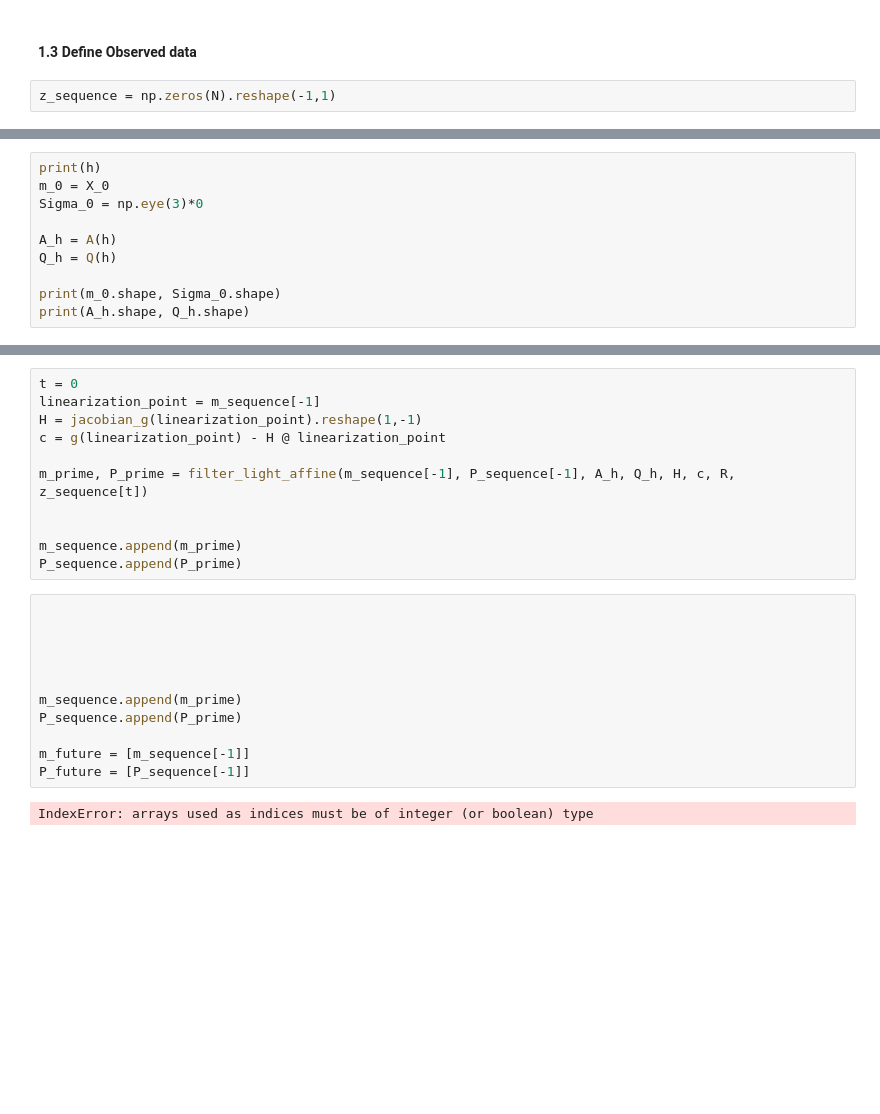
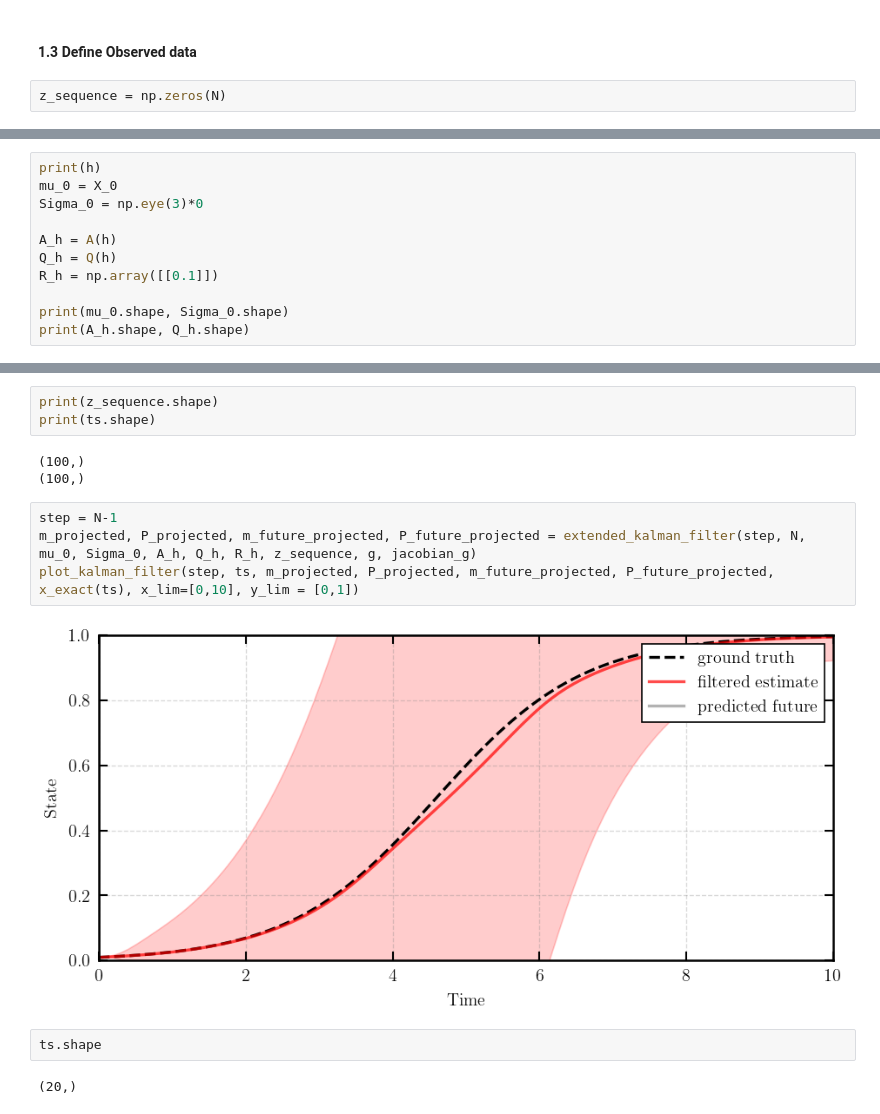
Before and after one commit to paufisch/ode_filters, a Jupyter notebook: diffeq_playground.ipynb, the cells around one changed output, grey strips where cells are left out. Drawn from its saved outputs; the diff is of its cells as text; blank space fills up the shorter version.

```diff
--- a/diffeq_playground.ipynb
+++ b/diffeq_playground.ipynb
@@ -162,4 +169,4 @@ jacobian_g = jacobian(g)
 # %% [markdown]
 #### 1.3 Define Observed data
 # %%
-z_sequence = np.zeros(N).reshape(-1,1)
+z_sequence = np.zeros(N)
@@ -223,11 +177,12 @@ def extended_kalman_filter(t, mu_0, Sigma_0, A_h, Q_h, R, z_sequence):
 # %%
 print(h)
-m_0 = X_0
+mu_0 = X_0
 Sigma_0 = np.eye(3)*0
 
 A_h = A(h)
 Q_h = Q(h)
+R_h = np.array([[0.1]])
 
-print(m_0.shape, Sigma_0.shape)
+print(mu_0.shape, Sigma_0.shape)
 print(A_h.shape, Q_h.shape)
 # %% [output]
@@ -248,24 +192,16 @@ ValueError: x and y must have same first dimension, but have shapes (222,) and (
-# %%
-t = 0
-linearization_point = m_sequence[-1]
-H = jacobian_g(linearization_point).reshape(1,-1)
-c = g(linearization_point) - H @ linearization_point
-
-m_prime, P_prime = filter_light_affine(m_sequence[-1], P_sequence[-1], A_h, Q_h, H, c, R, z_sequence[t])
-
-
-m_sequence.append(m_prime)
-P_sequence.append(P_prime)
-# %%
-
-
-
-
-
-m_sequence.append(m_prime)
-P_sequence.append(P_prime)
-
-m_future = [m_sequence[-1]]
-P_future = [P_sequence[-1]]
-# %% [output]
-IndexError: arrays used as indices must be of integer (or boolean) type
+# %%
+print(z_sequence.shape)
+print(ts.shape)
+# %% [output]
+(100,)
+(100,)
+# %%
+step = N-1
+m_projected, P_projected, m_future_projected, P_future_projected = extended_kalman_filter(step, N, mu_0, Sigma_0, A_h, Q_h, R_h, z_sequence, g, jacobian_g)
+plot_kalman_filter(step, ts, m_projected, P_projected, m_future_projected, P_future_projected, x_exact(ts), x_lim=[0,10], y_lim = [0,1])
+# %% [output]
+[figure, added]
+# %%
+ts.shape
+# %% [output]
+(20,)
```
Also changed, not shown: parts of 11 cells of this notebook, 2 other files.
